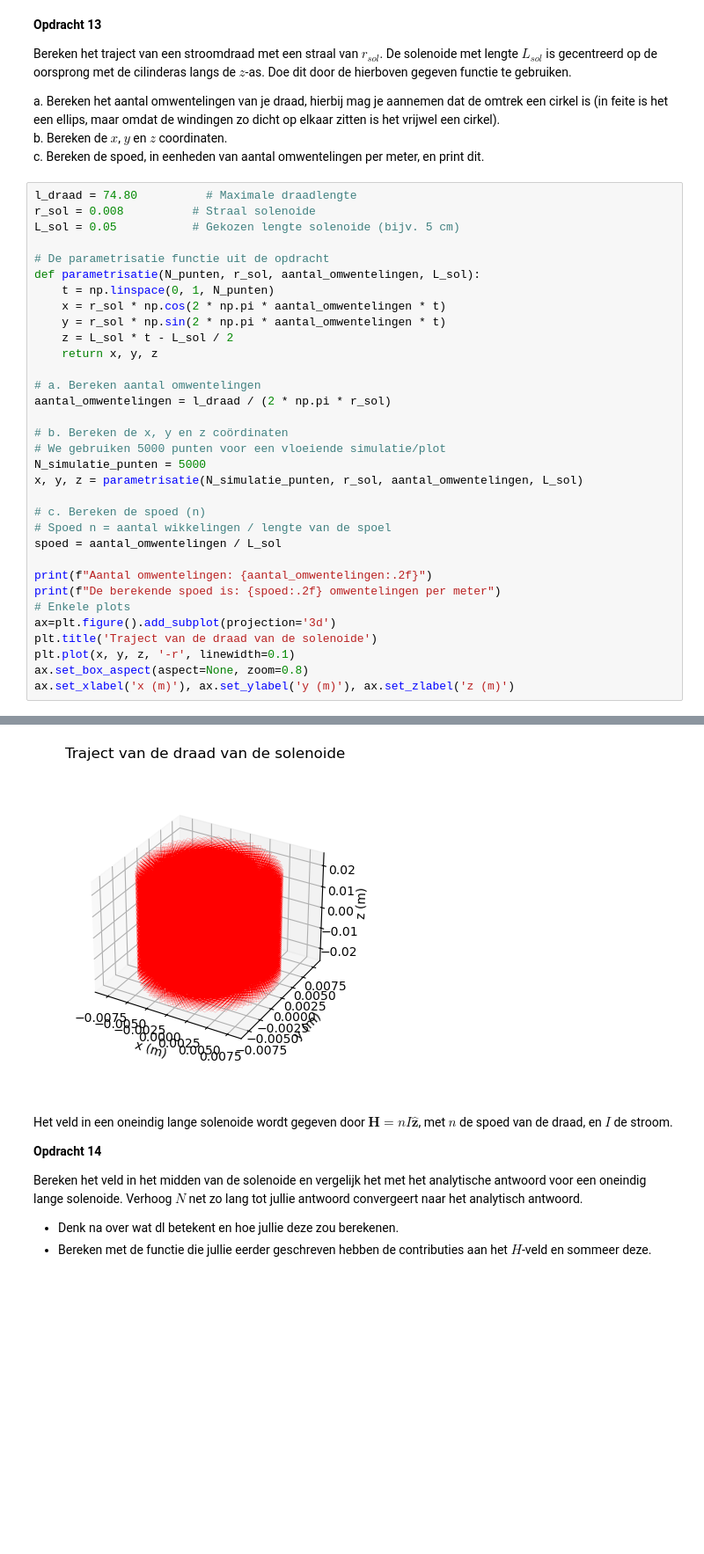
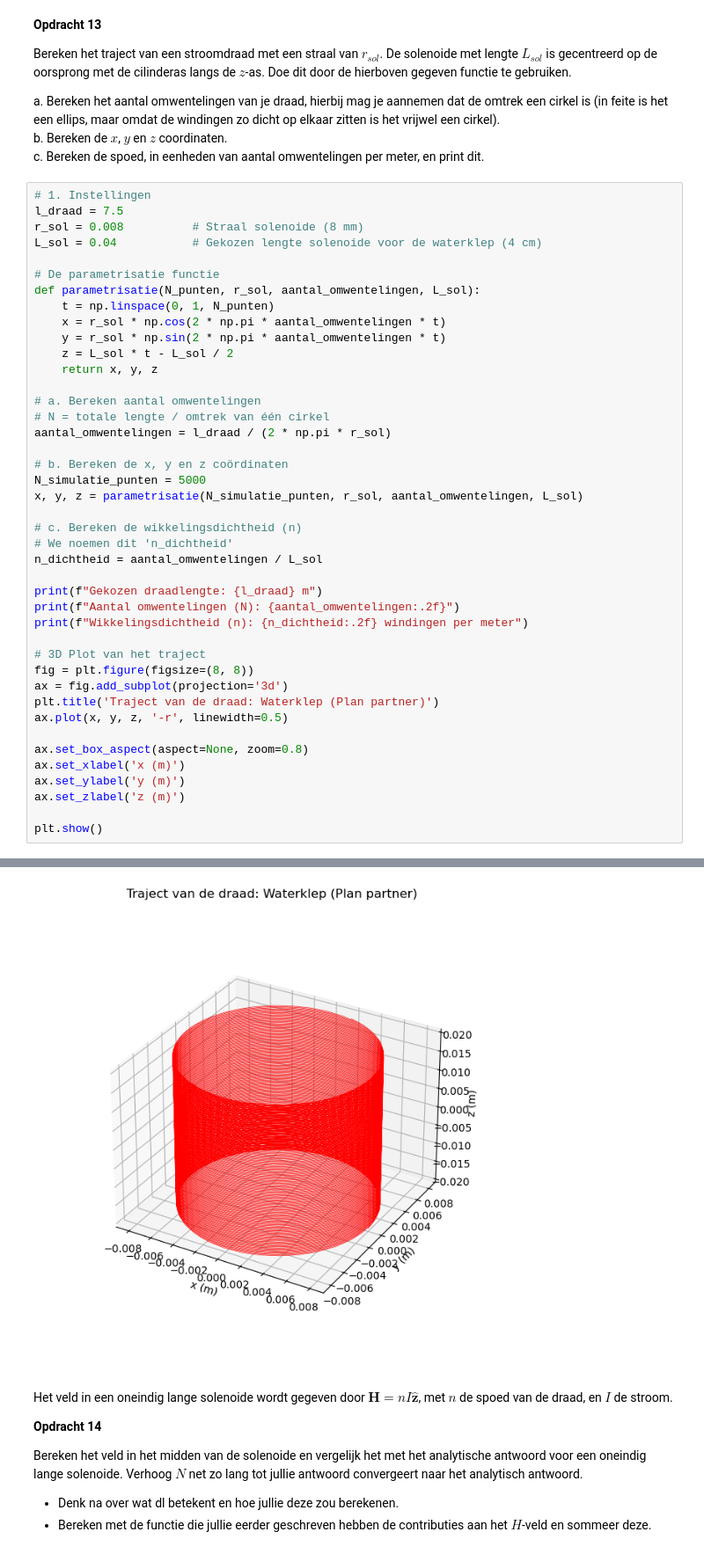
Before and after one commit to fd6150/opdrachten-DEF-D, a Jupyter notebook: DigitaleOntwerpopdrachten/KrachtactuatorOpdracht.ipynb, the cells around one changed output, grey strips where cells are left out. Shown at 88% size. Saved outputs shown, nothing was run; the diff lists cells and outputs as text; blank space fills up the shorter version.

```diff
--- a/DigitaleOntwerpopdrachten/KrachtactuatorOpdracht.ipynb
+++ b/DigitaleOntwerpopdrachten/KrachtactuatorOpdracht.ipynb
@@ -491,11 +491,12 @@ a. Bereken het aantal omwentelingen van je draad, hierbij mag je aannemen dat de
 b. Bereken de $x$, $y$ en $z$ coordinaten.\
 c. Bereken de spoed, in eenheden van aantal omwentelingen per meter, en print dit.
 # %%
-l_draad = 74.80          # Maximale draadlengte
-r_sol = 0.008          # Straal solenoide
-L_sol = 0.05           # Gekozen lengte solenoide (bijv. 5 cm)
+# 1. Instellingen
+l_draad = 7.5
+r_sol = 0.008          # Straal solenoide (8 mm)
+L_sol = 0.04           # Gekozen lengte solenoide voor de waterklep (4 cm)
 
-# De parametrisatie functie uit de opdracht
+# De parametrisatie functie
 def parametrisatie(N_punten, r_sol, aantal_omwentelingen, L_sol):
     t = np.linspace(0, 1, N_punten)
     x = r_sol * np.cos(2 * np.pi * aantal_omwentelingen * t)
@@ -504,23 +505,31 @@ def parametrisatie(N_punten, r_sol, aantal_omwentelingen, L_sol):
     return x, y, z
 
 # a. Bereken aantal omwentelingen
+# N = totale lengte / omtrek van één cirkel
 aantal_omwentelingen = l_draad / (2 * np.pi * r_sol)
 
 # b. Bereken de x, y en z coördinaten
-# We gebruiken 5000 punten voor een vloeiende simulatie/plot
 N_simulatie_punten = 5000
 x, y, z = parametrisatie(N_simulatie_punten, r_sol, aantal_omwentelingen, L_sol)
 
-# c. Bereken de spoed (n)
-# Spoed n = aantal wikkelingen / lengte van de spoel
-spoed = aantal_omwentelingen / L_sol
+# c. Bereken de wikkelingsdichtheid (n)
+# We noemen dit 'n_dichtheid'
+n_dichtheid = aantal_omwentelingen / L_sol
 
-print(f"Aantal omwentelingen: {aantal_omwentelingen:.2f}")
-print(f"De berekende spoed is: {spoed:.2f} omwentelingen per meter")
-# Enkele plots
-ax=plt.figure().add_subplot(projection='3d')
-plt.title('Traject van de draad van de solenoide')
-plt.plot(x, y, z, '-r', linewidth=0.1)
+print(f"Gekozen draadlengte: {l_draad} m")
+print(f"Aantal omwentelingen (N): {aantal_omwentelingen:.2f}")
+print(f"Wikkelingsdichtheid (n): {n_dichtheid:.2f} windingen per meter")
+
+# 3D Plot van het traject
+fig = plt.figure(figsize=(8, 8))
+ax = fig.add_subplot(projection='3d')
+plt.title('Traject van de draad: Waterklep (Plan partner)')
+ax.plot(x, y, z, '-r', linewidth=0.5)
+
 ax.set_box_aspect(aspect=None, zoom=0.8)
-ax.set_xlabel('x (m)'), ax.set_ylabel('y (m)'), ax.set_zlabel('z (m)')
+ax.set_xlabel('x (m)')
+ax.set_ylabel('y (m)')
+ax.set_zlabel('z (m)')
+
+plt.show()
 # %% [output]
@@ -530,4 +539,4 @@ De berekende spoed is: 29761.97 omwentelingen per meter
-[figure, old version]
+[figure, new version]
 # %% [markdown]
 Het veld in een oneindig lange solenoide wordt gegeven door $\mathbf{H} = n I \hat{\mathbf{z}}$, met $n$ de spoed van de draad, en $I$ de stroom.
 
```
Also changed, not shown: parts of 9 cells of this notebook.
